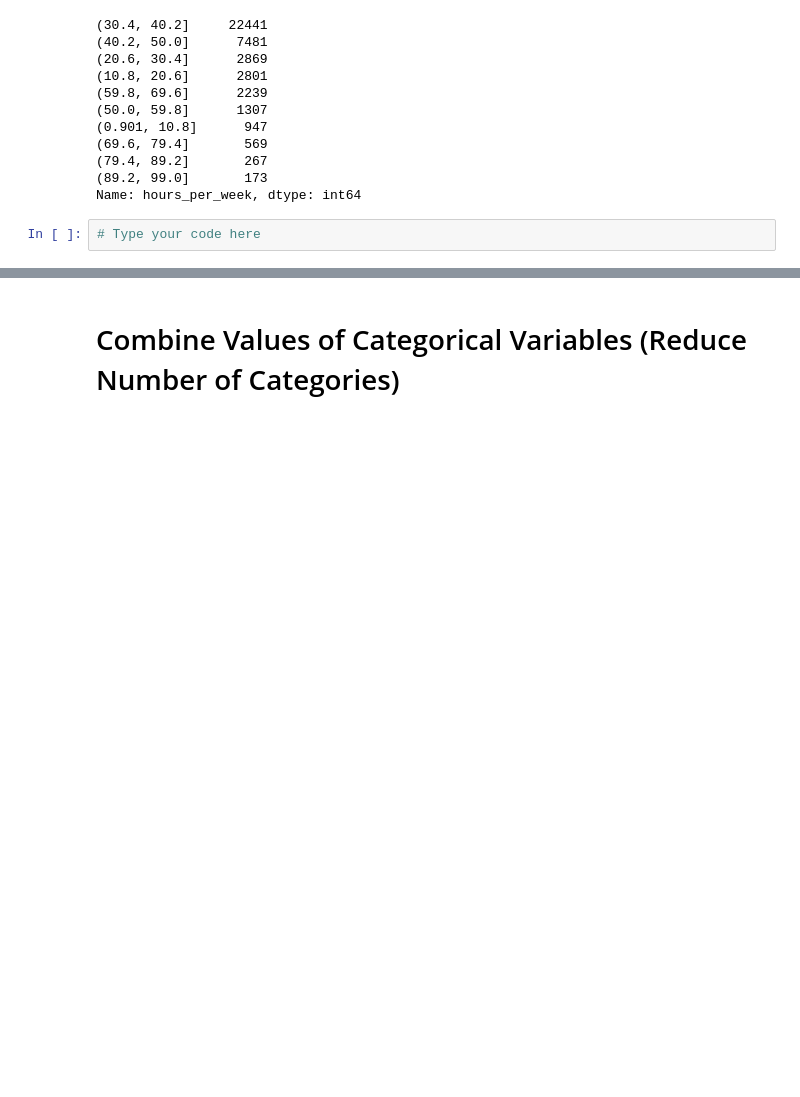
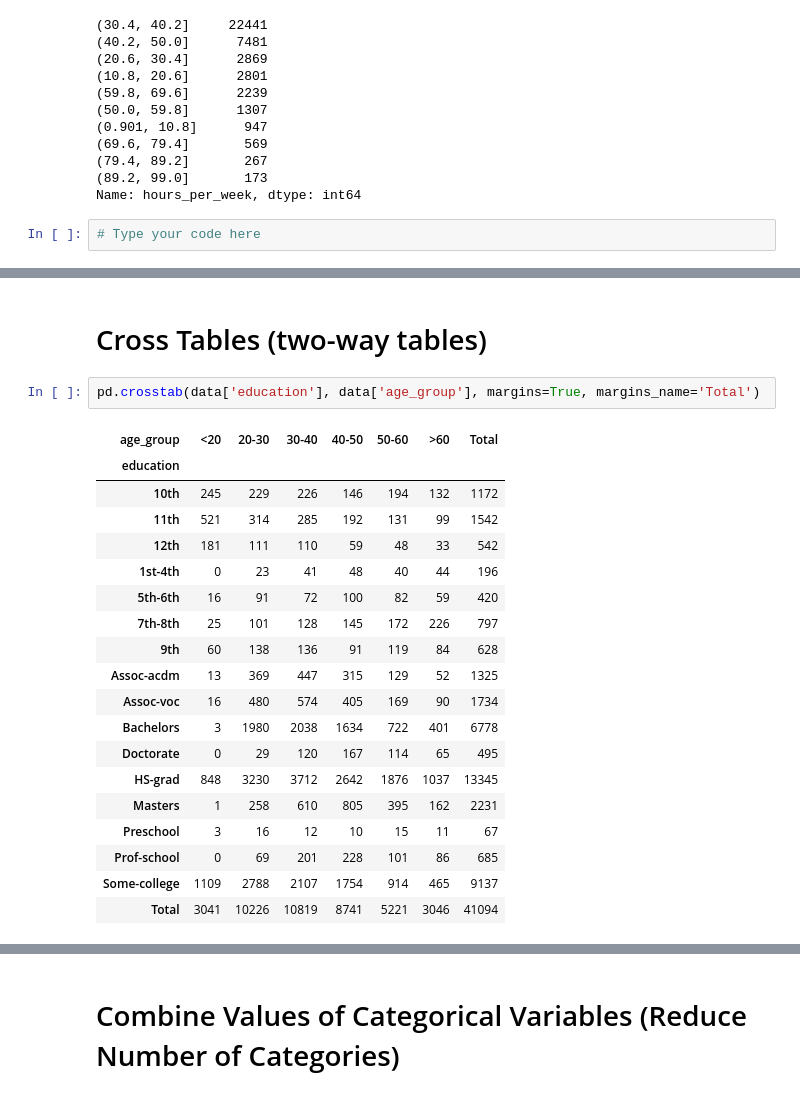
Before and after one commit to SumuduTennakoon/MachineLearningFoundations, a Jupyter notebook: LectureNotebooks/6_ExploratoryDataAnalysis.ipynb, the cells around one changed output, grey strips where cells are left out. Drawn from its saved outputs; the diff is of its cells as text; blank space fills up the shorter version.

```diff
--- a/LectureNotebooks/6_ExploratoryDataAnalysis.ipynb
+++ b/LectureNotebooks/6_ExploratoryDataAnalysis.ipynb
@@ -834,0 +891,24 @@ Name: hours_per_week, dtype: int64
+# %% [markdown]
+# Cross Tables (two-way tables)
+# %%
+pd.crosstab(data['education'], data['age_group'], margins=True, margins_name='Total')
+# %% [output]
+| age_group | <20 | 20-30 | 30-40 | 40-50 | 50-60 | >60 | Total |
+| education |  |  |  |  |  |  |  |
+| 10th | 245 | 229 | 226 | 146 | 194 | 132 | 1172 |
+| 11th | 521 | 314 | 285 | 192 | 131 | 99 | 1542 |
+| 12th | 181 | 111 | 110 | 59 | 48 | 33 | 542 |
+| 1st-4th | 0 | 23 | 41 | 48 | 40 | 44 | 196 |
+| 5th-6th | 16 | 91 | 72 | 100 | 82 | 59 | 420 |
+| 7th-8th | 25 | 101 | 128 | 145 | 172 | 226 | 797 |
+| 9th | 60 | 138 | 136 | 91 | 119 | 84 | 628 |
+| Assoc-acdm | 13 | 369 | 447 | 315 | 129 | 52 | 1325 |
+| Assoc-voc | 16 | 480 | 574 | 405 | 169 | 90 | 1734 |
+| Bachelors | 3 | 1980 | 2038 | 1634 | 722 | 401 | 6778 |
+| Doctorate | 0 | 29 | 120 | 167 | 114 | 65 | 495 |
+| HS-grad | 848 | 3230 | 3712 | 2642 | 1876 | 1037 | 13345 |
+| Masters | 1 | 258 | 610 | 805 | 395 | 162 | 2231 |
+| Preschool | 3 | 16 | 12 | 10 | 15 | 11 | 67 |
+| Prof-school | 0 | 69 | 201 | 228 | 101 | 86 | 685 |
+| Some-college | 1109 | 2788 | 2107 | 1754 | 914 | 465 | 9137 |
+| Total | 3041 | 10226 | 10819 | 8741 | 5221 | 3046 | 41094 |
```
Also changed, not shown: parts of 36 cells of this notebook.
